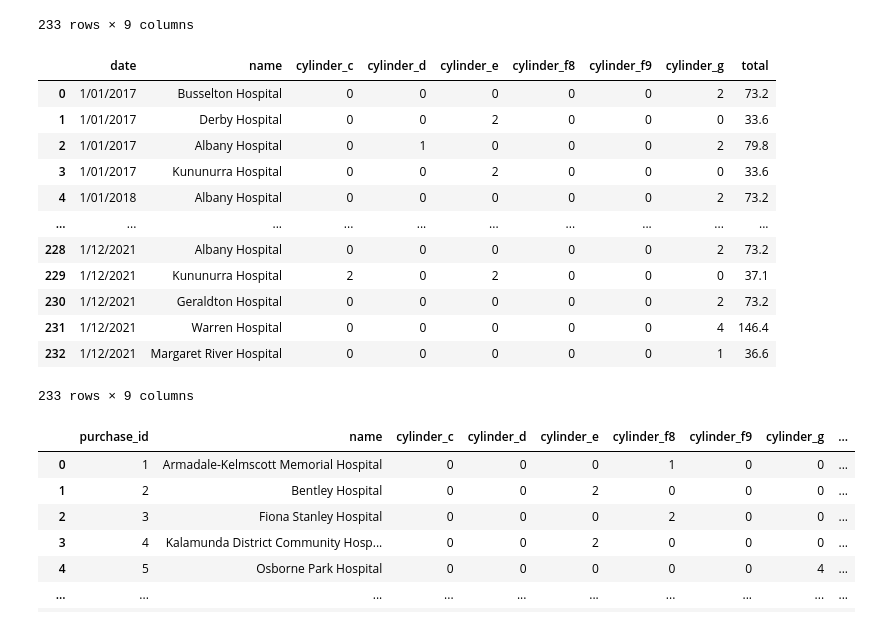
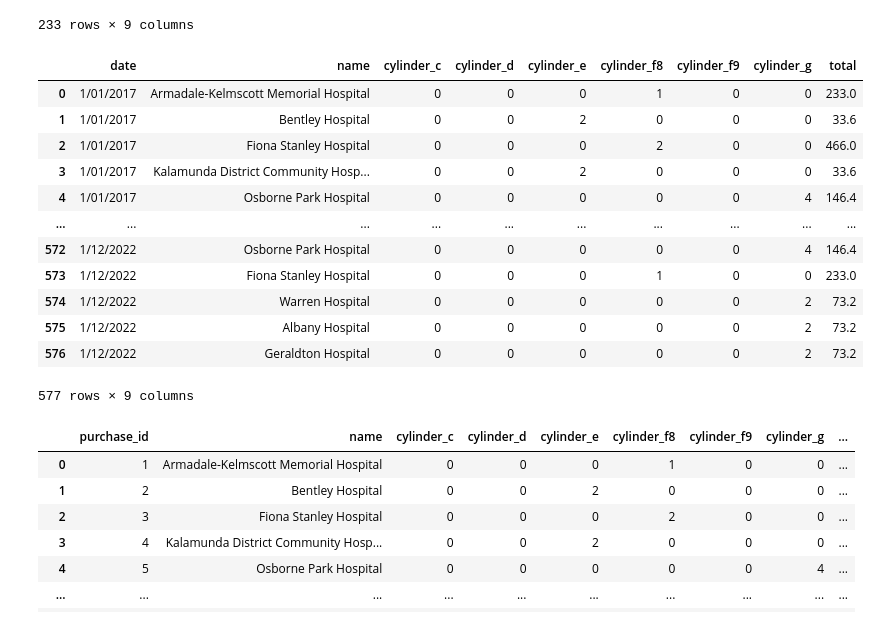
Before and after one commit to dcurrigan/nitrous, a Jupyter notebook: data/data_wrangling_v2.ipynb, the cells around one changed output. Cells and saved outputs as stored; diff of their text form; code cells hidden in the pictures.

```diff
--- a/data/data_wrangling_v2.ipynb
+++ b/data/data_wrangling_v2.ipynb
@@ -462,22 +464,22 @@ outname = "final_regional_data.csv"
 # Write to CSV
 final_df.to_csv(outname, index=False, encoding='utf-8')
 # %%
-final_df = pd.read_csv("final_regional_data.csv")
+final_df = pd.read_csv("purchases.csv")
 final_df
 # %% [output]
 |  | date | name | cylinder_c | cylinder_d | cylinder_e | cylinder_f8 | cylinder_f9 | cylinder_g | total |
-| 0 | 1/01/2017 | Busselton Hospital | 0 | 0 | 0 | 0 | 0 | 2 | 73.2 |
-| 1 | 1/01/2017 | Derby Hospital | 0 | 0 | 2 | 0 | 0 | 0 | 33.6 |
-| 2 | 1/01/2017 | Albany Hospital | 0 | 1 | 0 | 0 | 0 | 2 | 79.8 |
-| 3 | 1/01/2017 | Kununurra Hospital | 0 | 0 | 2 | 0 | 0 | 0 | 33.6 |
-| 4 | 1/01/2018 | Albany Hospital | 0 | 0 | 0 | 0 | 0 | 2 | 73.2 |
+| 0 | 1/01/2017 | Armadale-Kelmscott Memorial Hospital | 0 | 0 | 0 | 1 | 0 | 0 | 233.0 |
+| 1 | 1/01/2017 | Bentley Hospital | 0 | 0 | 2 | 0 | 0 | 0 | 33.6 |
+| 2 | 1/01/2017 | Fiona Stanley Hospital | 0 | 0 | 0 | 2 | 0 | 0 | 466.0 |
+| 3 | 1/01/2017 | Kalamunda District Community Hosp... | 0 | 0 | 2 | 0 | 0 | 0 | 33.6 |
+| 4 | 1/01/2017 | Osborne Park Hospital | 0 | 0 | 0 | 0 | 0 | 4 | 146.4 |
 | ... | ... | ... | ... | ... | ... | ... | ... | ... | ... |
-| 228 | 1/12/2021 | Albany Hospital | 0 | 0 | 0 | 0 | 0 | 2 | 73.2 |
-| 229 | 1/12/2021 | Kununurra Hospital | 2 | 0 | 2 | 0 | 0 | 0 | 37.1 |
-| 230 | 1/12/2021 | Geraldton Hospital | 0 | 0 | 0 | 0 | 0 | 2 | 73.2 |
-| 231 | 1/12/2021 | Warren Hospital | 0 | 0 | 0 | 0 | 0 | 4 | 146.4 |
-| 232 | 1/12/2021 | Margaret River Hospital | 0 | 0 | 0 | 0 | 0 | 1 | 36.6 |
+| 572 | 1/12/2022 | Osborne Park Hospital | 0 | 0 | 0 | 0 | 0 | 4 | 146.4 |
+| 573 | 1/12/2022 | Fiona Stanley Hospital | 0 | 0 | 0 | 1 | 0 | 0 | 233.0 |
+| 574 | 1/12/2022 | Warren Hospital | 0 | 0 | 0 | 0 | 0 | 2 | 73.2 |
+| 575 | 1/12/2022 | Albany Hospital | 0 | 0 | 0 | 0 | 0 | 2 | 73.2 |
+| 576 | 1/12/2022 | Geraldton Hospital | 0 | 0 | 0 | 0 | 0 | 2 | 73.2 |
-233 rows × 9 columns
+577 rows × 9 columns
 # %%
 from sqlalchemy import create_engine
 engine = create_engine('postgresql://nitrous_user:jZce01ie7vIU1brnuzFZOESh4IVczwMo@dpg-cho5epvdvk4rn2t4lun0-a.singapore-postgres.render.com/nitrous')
```
Also changed, not shown: parts of 12 cells of this notebook, 5 other files.
